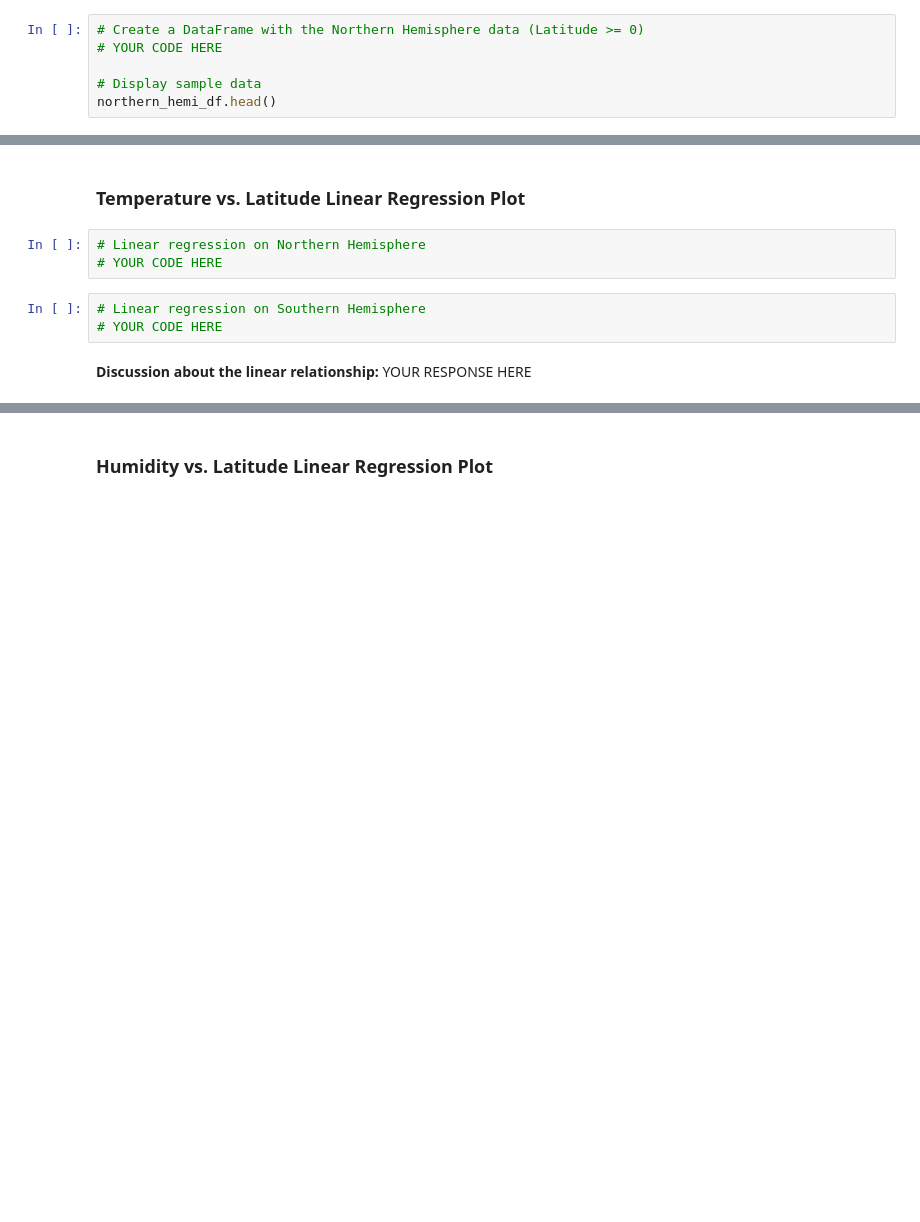
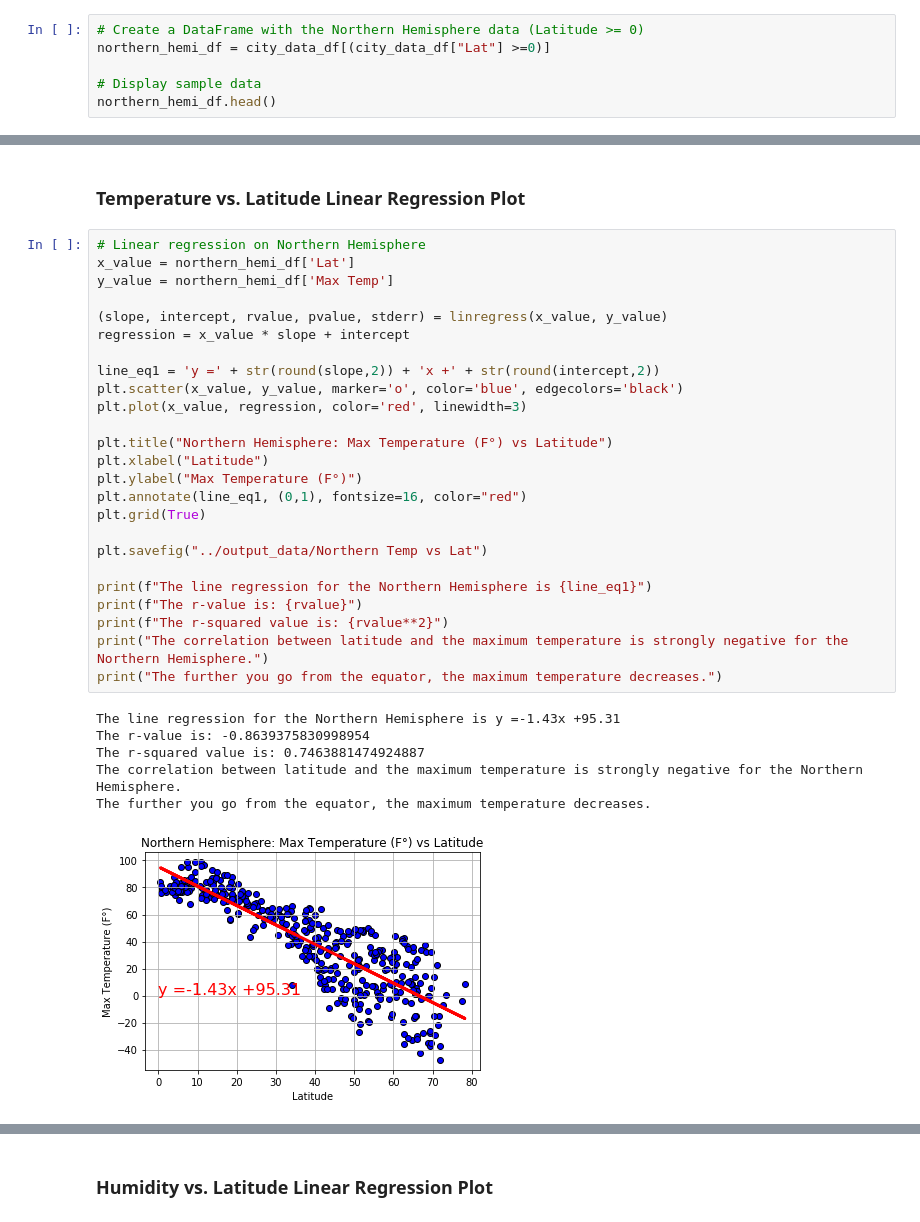
Before and after one commit to Tymberk93/Python_API-Challenge, a Jupyter notebook: starter_code/WeatherPy.ipynb, the cells around one changed output, grey strips where cells are left out. Cells and saved outputs as stored; diff of their text form; blank space fills up the shorter version.

```diff
--- a/starter_code/WeatherPy.ipynb
+++ b/starter_code/WeatherPy.ipynb
@@ -273,6 +270,6 @@ plt.show()
 # %%
 # Create a DataFrame with the Northern Hemisphere data (Latitude >= 0)
-# YOUR CODE HERE
+northern_hemi_df = city_data_df[(city_data_df["Lat"] >=0)]
 
 # Display sample data
 northern_hemi_df.head()
@@ -287,10 +298,34 @@ southern_hemi_df.head()
 # %% [markdown]
 ###  Temperature vs. Latitude Linear Regression Plot
-# %%
-# Linear regression on Northern Hemisphere
-# YOUR CODE HERE
-# %%
-# Linear regression on Southern Hemisphere
-# YOUR CODE HERE
-# %% [markdown]
-**Discussion about the linear relationship:** YOUR RESPONSE HERE
+# %%
+# Linear regression on Northern Hemisphere
+x_value = northern_hemi_df['Lat']
+y_value = northern_hemi_df['Max Temp']
+
+(slope, intercept, rvalue, pvalue, stderr) = linregress(x_value, y_value)
+regression = x_value * slope + intercept
+
+line_eq1 = 'y =' + str(round(slope,2)) + 'x +' + str(round(intercept,2))
+plt.scatter(x_value, y_value, marker='o', color='blue', edgecolors='black')
+plt.plot(x_value, regression, color='red', linewidth=3)
+
+plt.title("Northern Hemisphere: Max Temperature (F°) vs Latitude")
+plt.xlabel("Latitude")
+plt.ylabel("Max Temperature (F°)")
+plt.annotate(line_eq1, (0,1), fontsize=16, color="red")
+plt.grid(True)
+
+plt.savefig("../output_data/Northern Temp vs Lat")
+
+print(f"The line regression for the Northern Hemisphere is {line_eq1}")
+print(f"The r-value is: {rvalue}")
+print(f"The r-squared value is: {rvalue**2}")
+print("The correlation between latitude and the maximum temperature is strongly negative for the Northern Hemisphere.")
+print("The further you go from the equator, the maximum temperature decreases.")
+# %% [output]
+The line regression for the Northern Hemisphere is y =-1.43x +95.31
+The r-value is: -0.8639375830998954
+The r-squared value is: 0.7463881474924887
+The correlation between latitude and the maximum temperature is strongly negative for the Northern Hemisphere.
+The further you go from the equator, the maximum temperature decreases.
+[figure, added]
```
Also changed, not shown: parts of 27 cells of this notebook, 14 other files.
